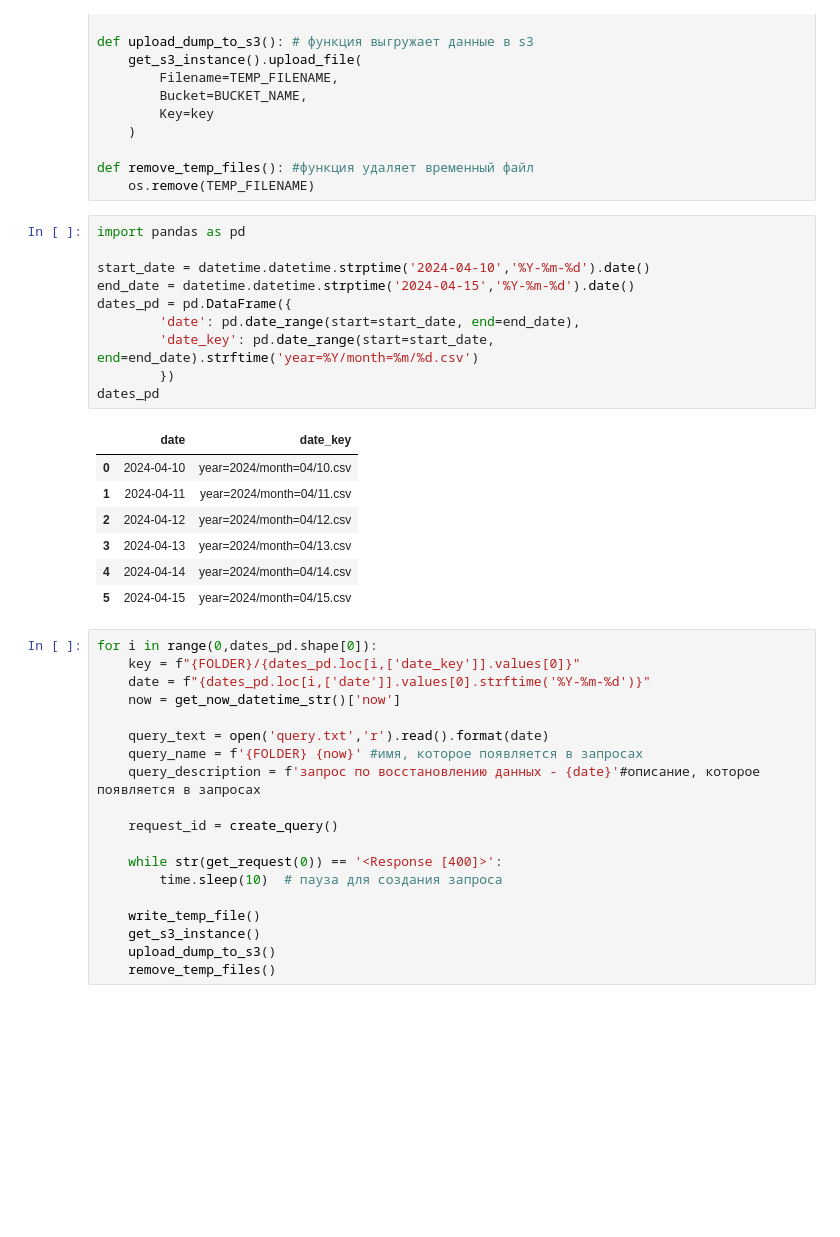
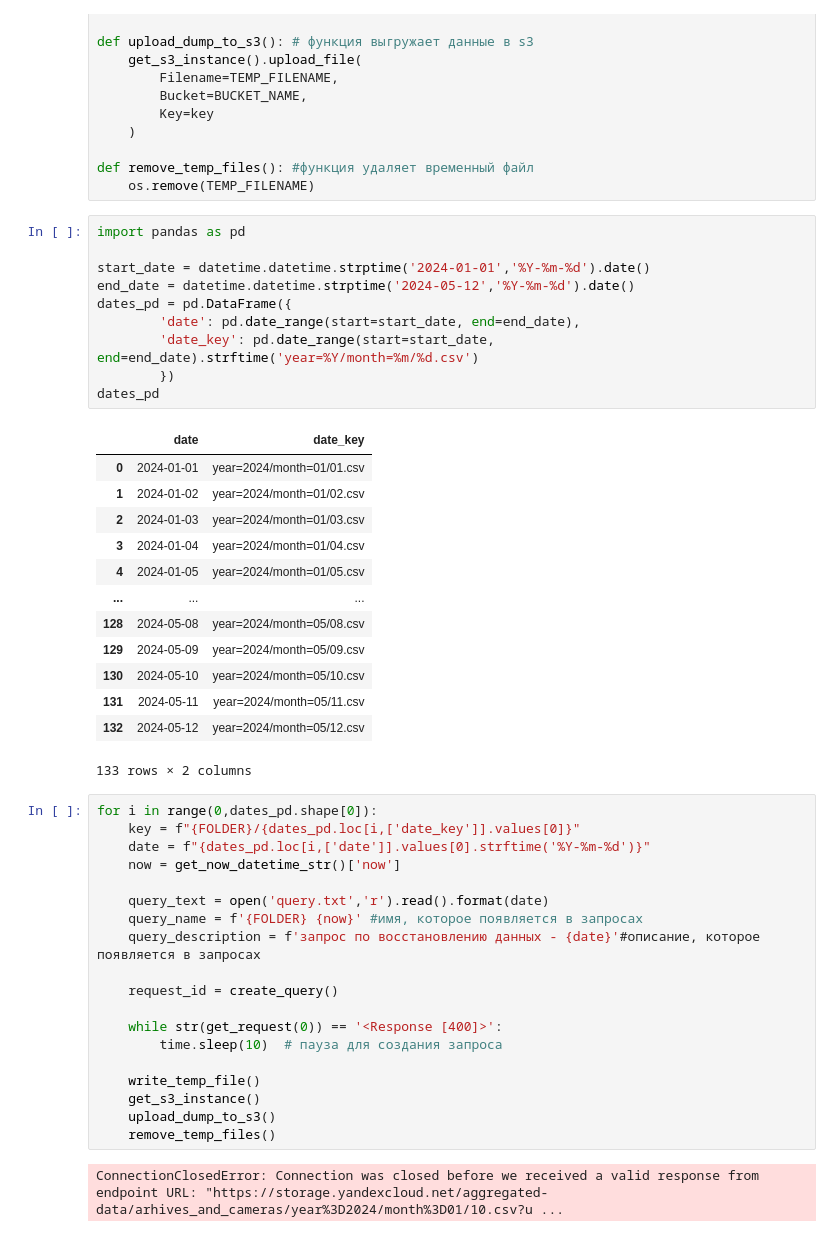
Before and after one commit to sputnik-systems/analytics, a Jupyter notebook: functions/arhives and cameras/index.ipynb, the cells around one changed output. Cells and saved outputs as stored; diff of their text form; blank space fills up the shorter version.

```diff
--- a/functions/arhives and cameras/index.ipynb
+++ b/functions/arhives and cameras/index.ipynb
@@ -114,21 +114,27 @@ def remove_temp_files(): #функция удаляет временный фа
 # %%
 import pandas as pd
 
-start_date = datetime.datetime.strptime('2024-04-10','%Y-%m-%d').date()
-end_date = datetime.datetime.strptime('2024-04-15','%Y-%m-%d').date()
+start_date = datetime.datetime.strptime('2024-01-01','%Y-%m-%d').date()
+end_date = datetime.datetime.strptime('2024-05-12','%Y-%m-%d').date()
 dates_pd = pd.DataFrame({
         'date': pd.date_range(start=start_date, end=end_date),
         'date_key': pd.date_range(start=start_date, end=end_date).strftime('year=%Y/month=%m/%d.csv')
         })
 dates_pd
 # %% [output]
 |  | date | date_key |
-| 0 | 2024-04-10 | year=2024/month=04/10.csv |
-| 1 | 2024-04-11 | year=2024/month=04/11.csv |
-| 2 | 2024-04-12 | year=2024/month=04/12.csv |
-| 3 | 2024-04-13 | year=2024/month=04/13.csv |
-| 4 | 2024-04-14 | year=2024/month=04/14.csv |
-| 5 | 2024-04-15 | year=2024/month=04/15.csv |
+| 0 | 2024-01-01 | year=2024/month=01/01.csv |
+| 1 | 2024-01-02 | year=2024/month=01/02.csv |
+| 2 | 2024-01-03 | year=2024/month=01/03.csv |
+| 3 | 2024-01-04 | year=2024/month=01/04.csv |
+| 4 | 2024-01-05 | year=2024/month=01/05.csv |
+| ... | ... | ... |
+| 128 | 2024-05-08 | year=2024/month=05/08.csv |
+| 129 | 2024-05-09 | year=2024/month=05/09.csv |
+| 130 | 2024-05-10 | year=2024/month=05/10.csv |
+| 131 | 2024-05-11 | year=2024/month=05/11.csv |
+| 132 | 2024-05-12 | year=2024/month=05/12.csv |
+133 rows × 2 columns
 # %%
 for i in range(0,dates_pd.shape[0]):
     key = f"{FOLDER}/{dates_pd.loc[i,['date_key']].values[0]}"
@@ -148,3 +154,5 @@ for i in range(0,dates_pd.shape[0]):
     get_s3_instance()
     upload_dump_to_s3()
     remove_temp_files()
+# %% [output]
+ConnectionClosedError: Connection was closed before we received a valid response from endpoint URL: "https://storage.yandexcloud.net/aggregated-data/arhives_and_cameras/year%3D2024/month%3D01/10.csv?u ...
```
Also changed, not shown: 30 other files.
